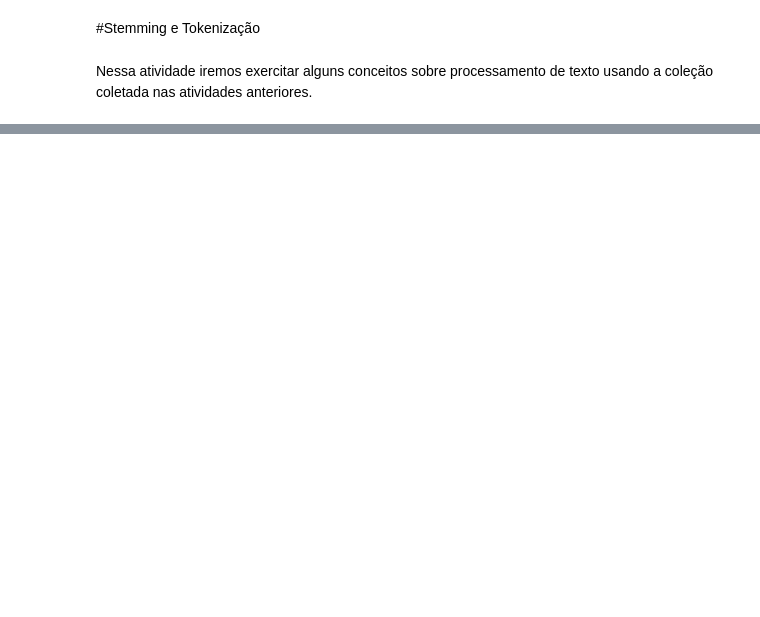
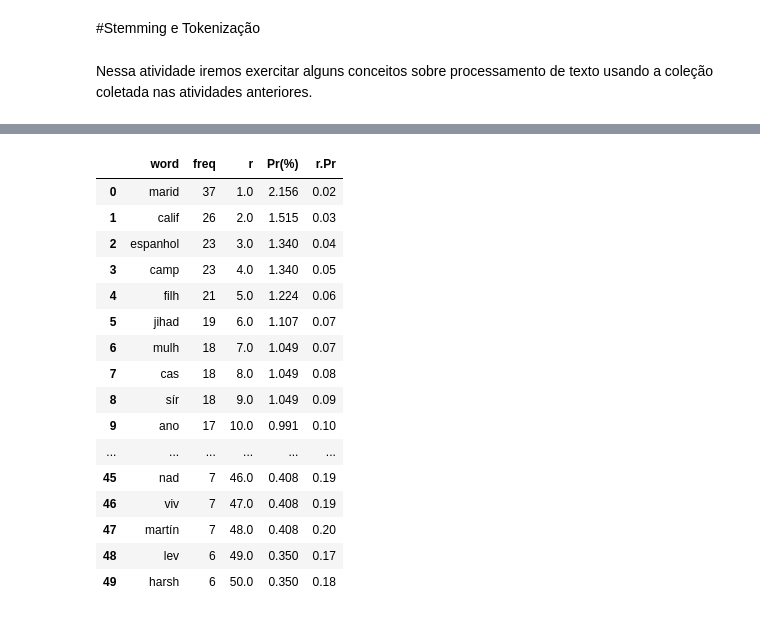
Before and after one commit to ivynasantino/mineracao-de-dados, a Jupyter notebook: 02-processamento_de_texto/reports/stemmig_tokenization.ipynb, the cells around one changed output, grey strips where cells are left out. Saved outputs shown, nothing was run; the diff lists cells and outputs as text; code cells hidden in the pictures; blank space fills up the shorter version.

```diff
--- a/02-processamento_de_texto/reports/stemmig_tokenization.ipynb
+++ b/02-processamento_de_texto/reports/stemmig_tokenization.ipynb
@@ -92,0 +149,33 @@ table
+# %%
+total_stem_occur = len(stemmers)
+
+words = pd.DataFrame(stemmers, columns = ['word'])
+
+stem_count = words.word.value_counts().reset_index()
+
+stem_count.columns = ['word', 'freq']
+stem_count['r'] = stem_count.freq.rank(ascending = False,
+                                       method = 'first')
+
+stem_count['Pr(%)'] = round((stem_count.freq / total_stem_occur) * 100, 3)
+stem_count['r.Pr'] = round(stem_count.r * stem_count['Pr(%)'] / 100, 2)
+
+stem_count[:50]
+# %% [output]
+|  | word | freq | r | Pr(%) | r.Pr |
+| 0 | marid | 37 | 1.0 | 2.156 | 0.02 |
+| 1 | calif | 26 | 2.0 | 1.515 | 0.03 |
+| 2 | espanhol | 23 | 3.0 | 1.340 | 0.04 |
+| 3 | camp | 23 | 4.0 | 1.340 | 0.05 |
+| 4 | filh | 21 | 5.0 | 1.224 | 0.06 |
+| 5 | jihad | 19 | 6.0 | 1.107 | 0.07 |
+| 6 | mulh | 18 | 7.0 | 1.049 | 0.07 |
+| 7 | cas | 18 | 8.0 | 1.049 | 0.08 |
+| 8 | sír | 18 | 9.0 | 1.049 | 0.09 |
+| 9 | ano | 17 | 10.0 | 0.991 | 0.10 |
+| ... | ... | ... | ... | ... | ... |
+| 45 | nad | 7 | 46.0 | 0.408 | 0.19 |
+| 46 | viv | 7 | 47.0 | 0.408 | 0.19 |
+| 47 | martín | 7 | 48.0 | 0.408 | 0.20 |
+| 48 | lev | 6 | 49.0 | 0.350 | 0.17 |
+| 49 | harsh | 6 | 50.0 | 0.350 | 0.18 |
```
Also changed, not shown: parts of 6 cells of this notebook.
